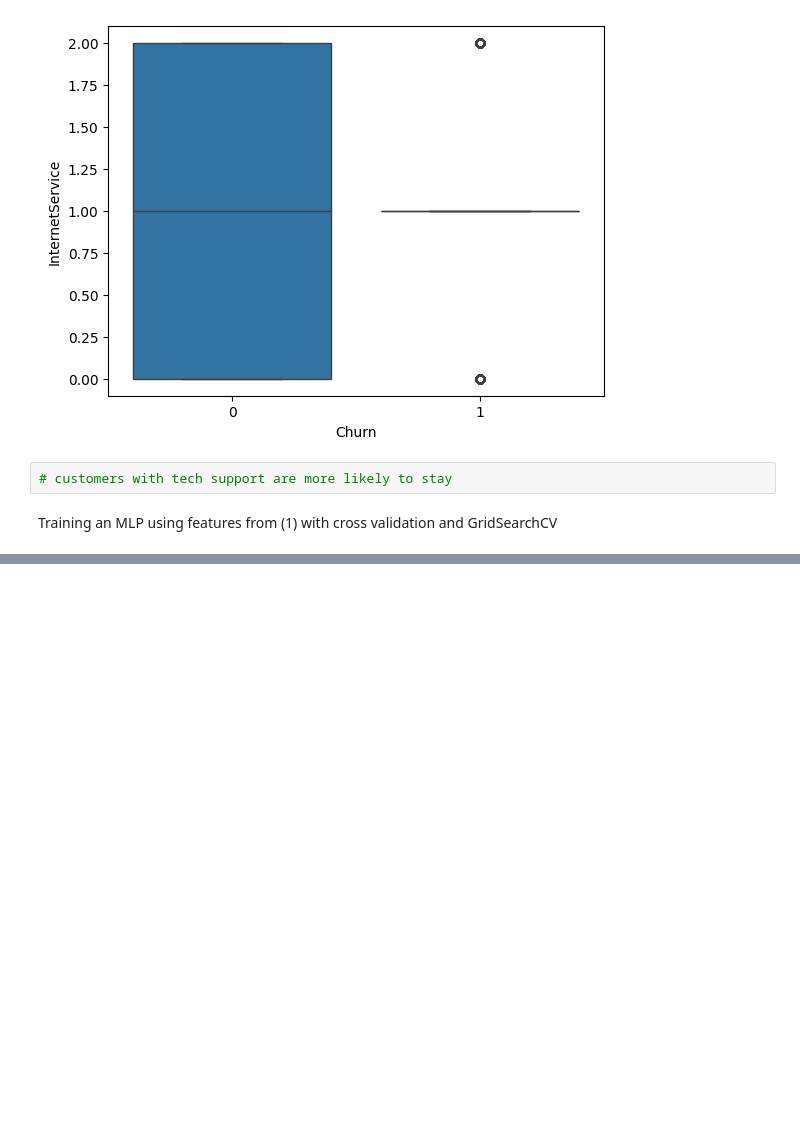
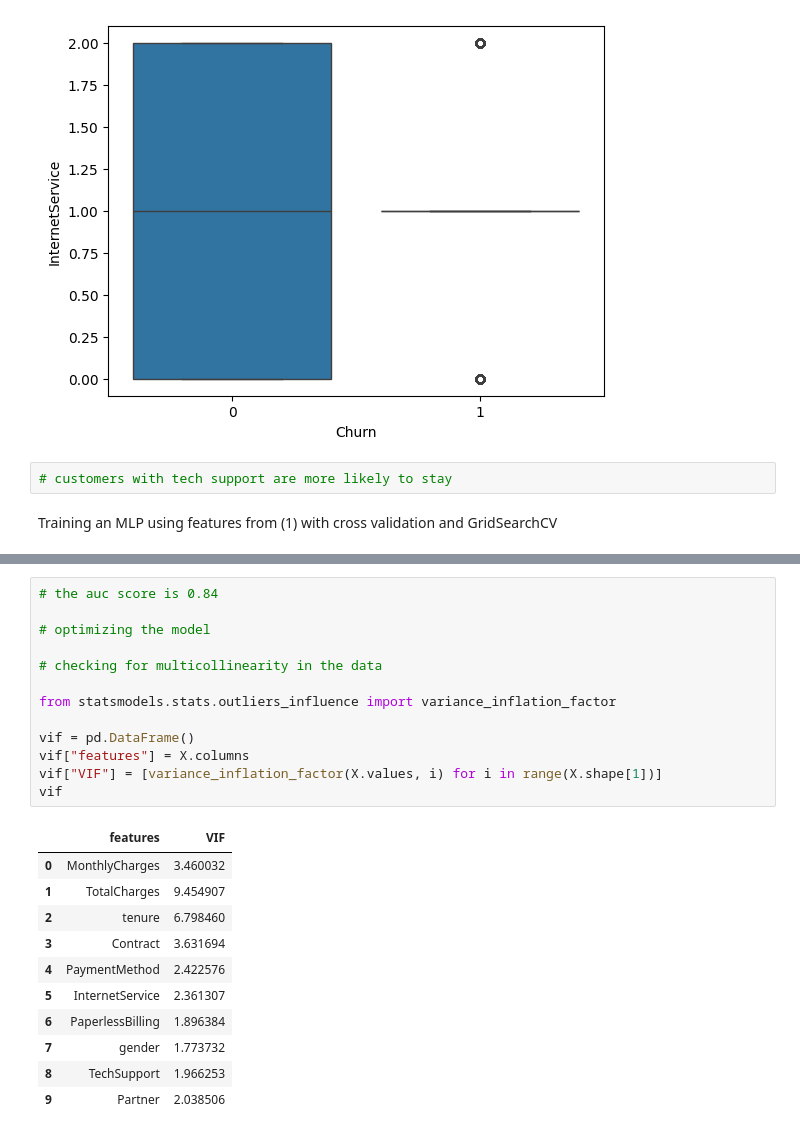
Before and after one commit to danielbyiringiro/78512025_Churning_Customers, a Jupyter notebook: note.ipynb, the cells around one changed output, grey strips where cells are left out. Saved outputs shown, nothing was run; the diff lists cells and outputs as text; blank space fills up the shorter version.

```diff
--- a/note.ipynb
+++ b/note.ipynb
@@ -506,0 +622,25 @@ grid_result = grid.fit(X_sm, y_sm)
+# %%
+# the auc score is 0.84
+
+# optimizing the model
+
+# checking for multicollinearity in the data
+
+from statsmodels.stats.outliers_influence import variance_inflation_factor
+
+vif = pd.DataFrame()
+vif["features"] = X.columns
+vif["VIF"] = [variance_inflation_factor(X.values, i) for i in range(X.shape[1])]
+vif
+# %% [output]
+|  | features | VIF |
+| 0 | MonthlyCharges | 3.460032 |
+| 1 | TotalCharges | 9.454907 |
+| 2 | tenure | 6.798460 |
+| 3 | Contract | 3.631694 |
+| 4 | PaymentMethod | 2.422576 |
+| 5 | InternetService | 2.361307 |
+| 6 | PaperlessBilling | 1.896384 |
+| 7 | gender | 1.773732 |
+| 8 | TechSupport | 1.966253 |
+| 9 | Partner | 2.038506 |
```
Also changed, not shown: parts of 16 cells of this notebook, 4 other files.
